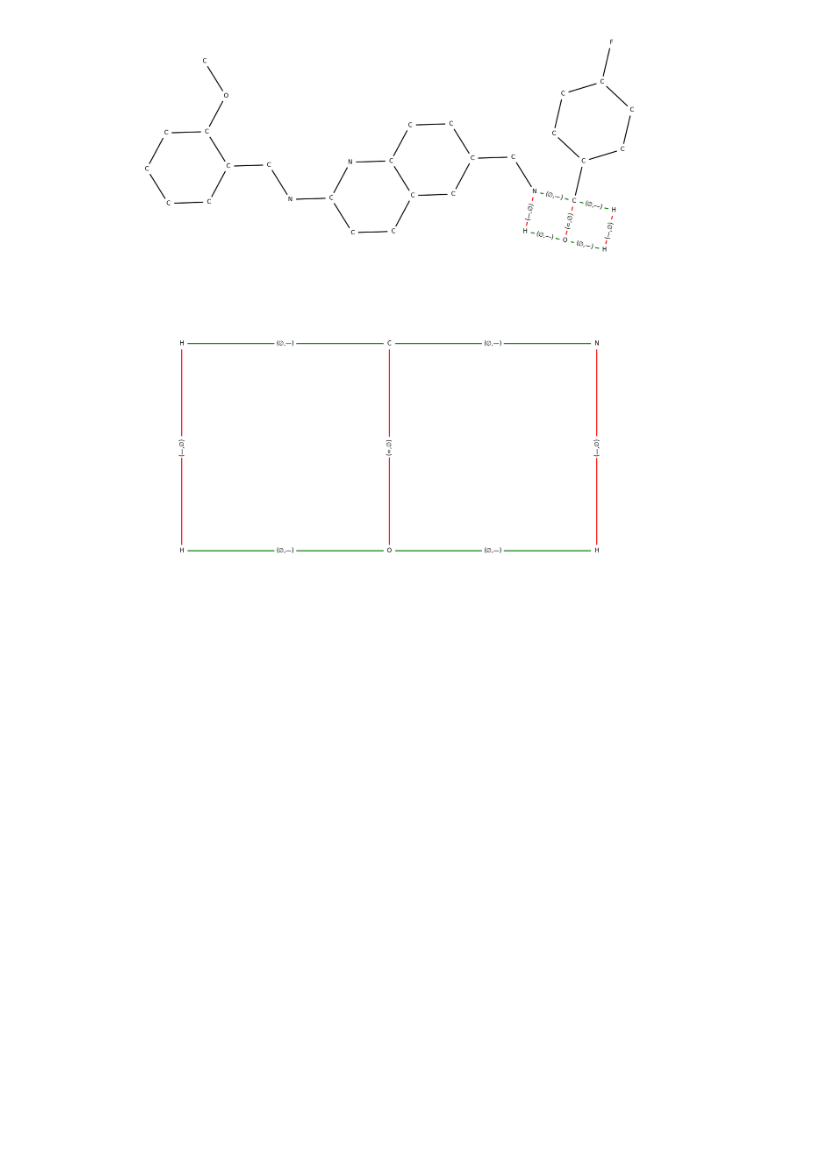
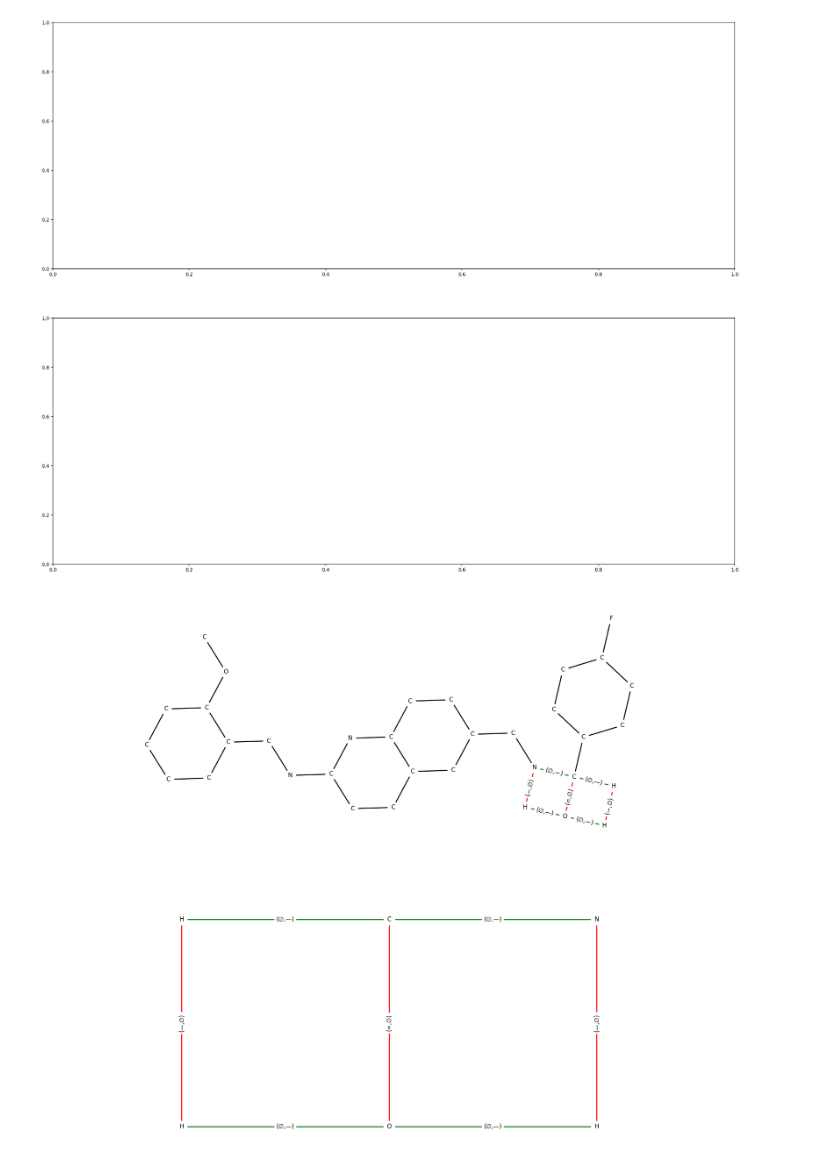
Before and after one commit to ForzaMark/graph_theory, a Jupyter notebook: wp1.ipynb, the cells around one changed output. Saved outputs shown, nothing was run; the diff lists cells and outputs as text; code cells hidden in the pictures; blank space fills up the shorter version.

```diff
--- a/wp1.ipynb
+++ b/wp1.ipynb
@@ -16,23 +20,12 @@ def examine_graph(its_graph):
-# %%
-def get_reaction_center(its_graph):
-    reaction_center_edges = [edge for edge in its_graph.edges.data() if edge[2]["standard_order"] != 0]
-
-    reaction_center_nodes = set()
-
-    for start_node, end_node, order_info in reaction_center_edges:
-        reaction_center_nodes.add(start_node)
-        reaction_center_nodes.add(end_node)
-
-    return nx.induced_subgraph(its_graph, reaction_center_nodes)
 # %%
 fig, ax = plt.subplots(2, 1, figsize = (25, 20 ))
 vis = GraphVisualizer ()
 
 reaction = data[300]
 
 reaction_center = get_reaction_center(reaction["ITS"])
 
-vis.plot_its(reaction["ITS"], ax[0], use_edge_color=True)
-vis.plot_its(reaction_center, ax[1], use_edge_color=True)
+visualize_graph(reaction["ITS"], with_reaction_center=True)
 # %% [output]
-[figure, old version]
+[figure, new version]
+[figure, added]
```
Also changed, not shown: parts of 2 cells of this notebook, 4 other files.
